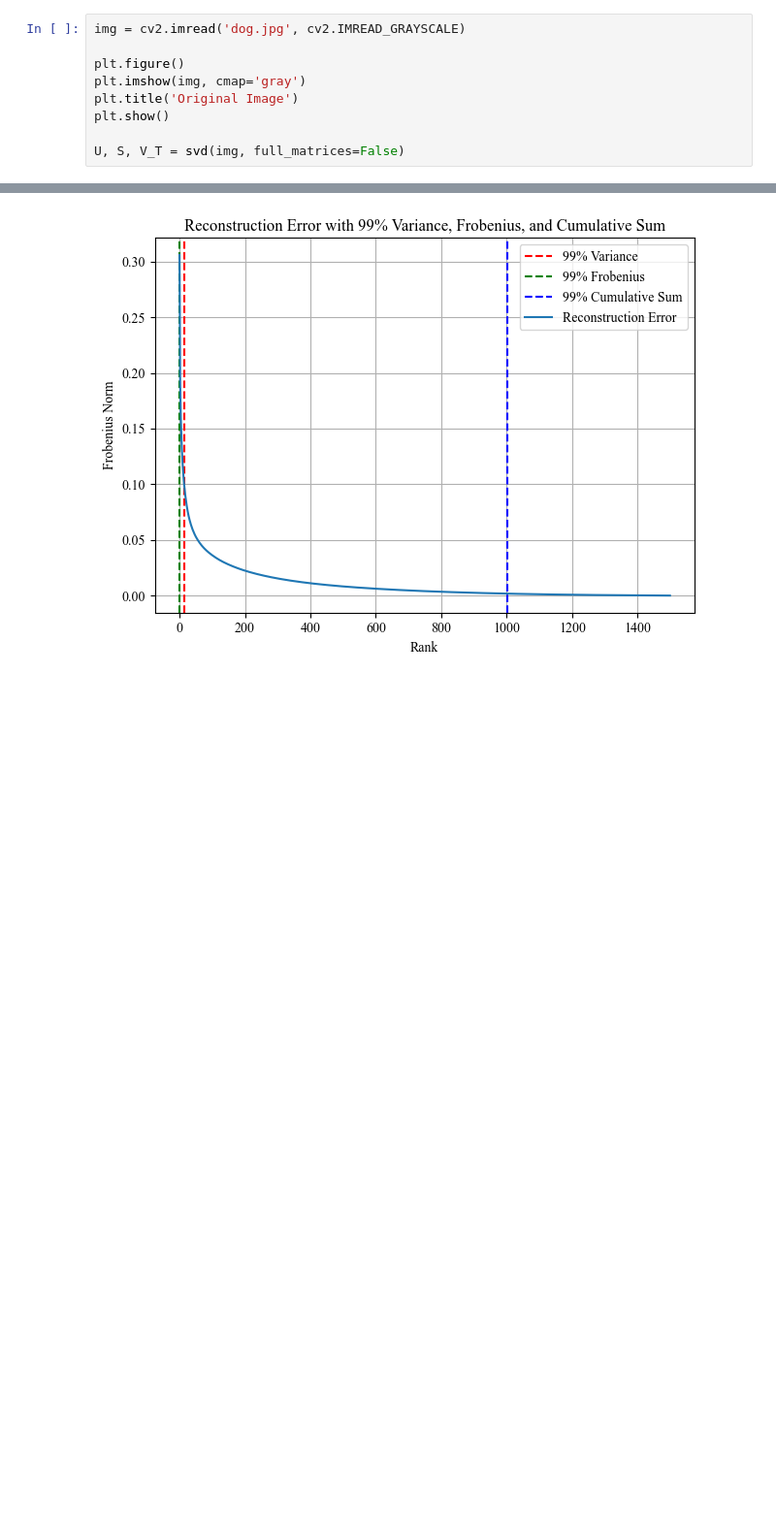
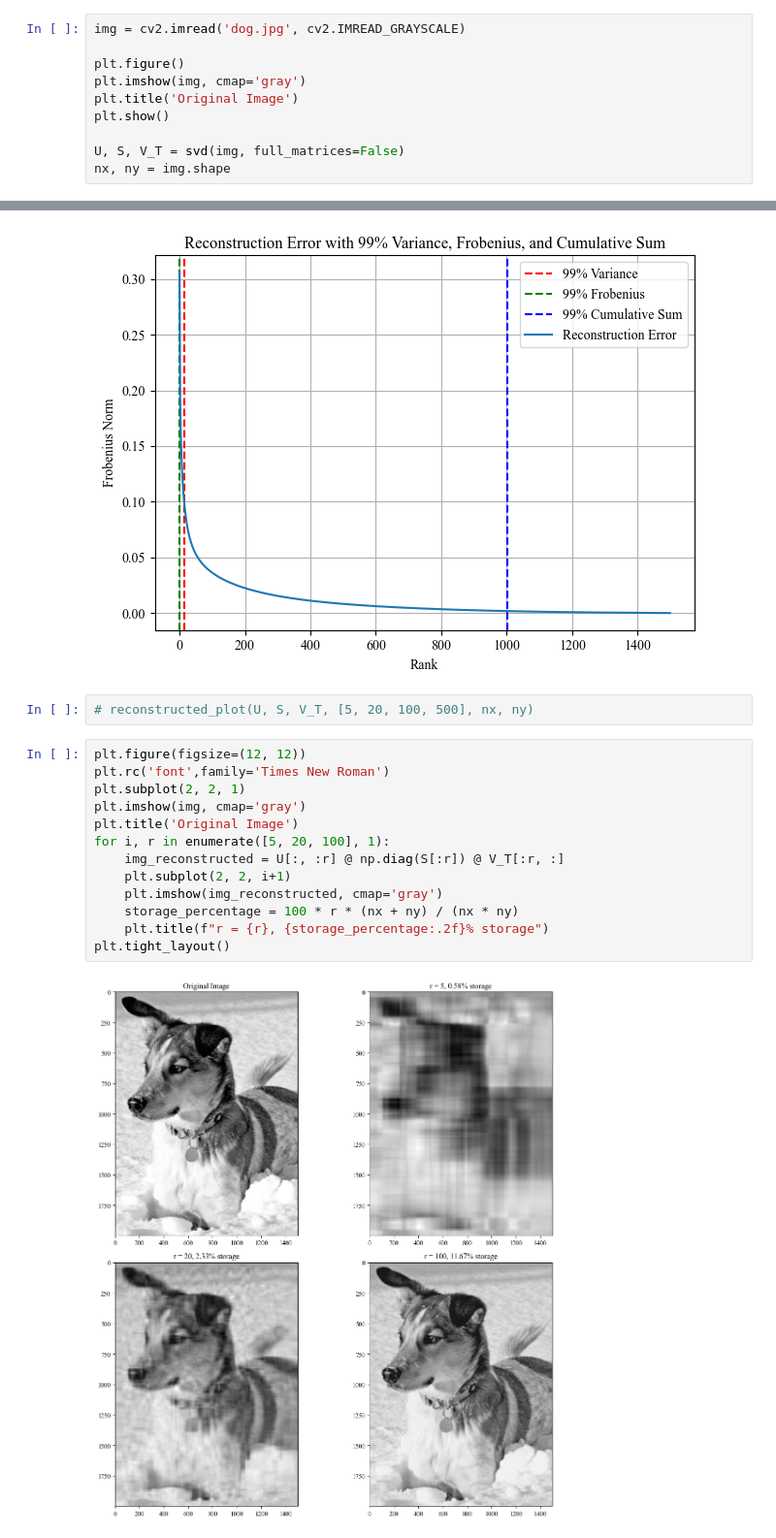
Before and after one commit to Regen2001/NumPy-SVD, a Jupyter notebook: pro_5.ipynb, the cells around one changed output, grey strips where cells are left out. Shown at 97% size. Drawn from its saved outputs; the diff is of its cells as text; blank space fills up the shorter version.

```diff
--- a/pro_5.ipynb
+++ b/pro_5.ipynb
@@ -24,6 +37,7 @@ plt.title('Original Image')
 plt.show()
 
 U, S, V_T = svd(img, full_matrices=False)
+nx, ny = img.shape
 # %% [output]
 [figure]
 # %%
@@ -89,3 +103,20 @@ plt.grid()
 plt.savefig('pro_5_5.png', dpi=200, format='png')
 # %% [output]
 [figure]
+# %%
+# reconstructed_plot(U, S, V_T, [5, 20, 100, 500], nx, ny)
+# %%
+plt.figure(figsize=(12, 12))
+plt.rc('font',family='Times New Roman')
+plt.subplot(2, 2, 1)
+plt.imshow(img, cmap='gray')
+plt.title('Original Image')
+for i, r in enumerate([5, 20, 100], 1):
+    img_reconstructed = U[:, :r] @ np.diag(S[:r]) @ V_T[:r, :]
+    plt.subplot(2, 2, i+1)
+    plt.imshow(img_reconstructed, cmap='gray')
+    storage_percentage = 100 * r * (nx + ny) / (nx * ny)
+    plt.title(f"r = {r}, {storage_percentage:.2f}% storage")
+plt.tight_layout()
+# %% [output]
+[figure, added]
```
Also changed, not shown: parts of 2 cells of this notebook.
